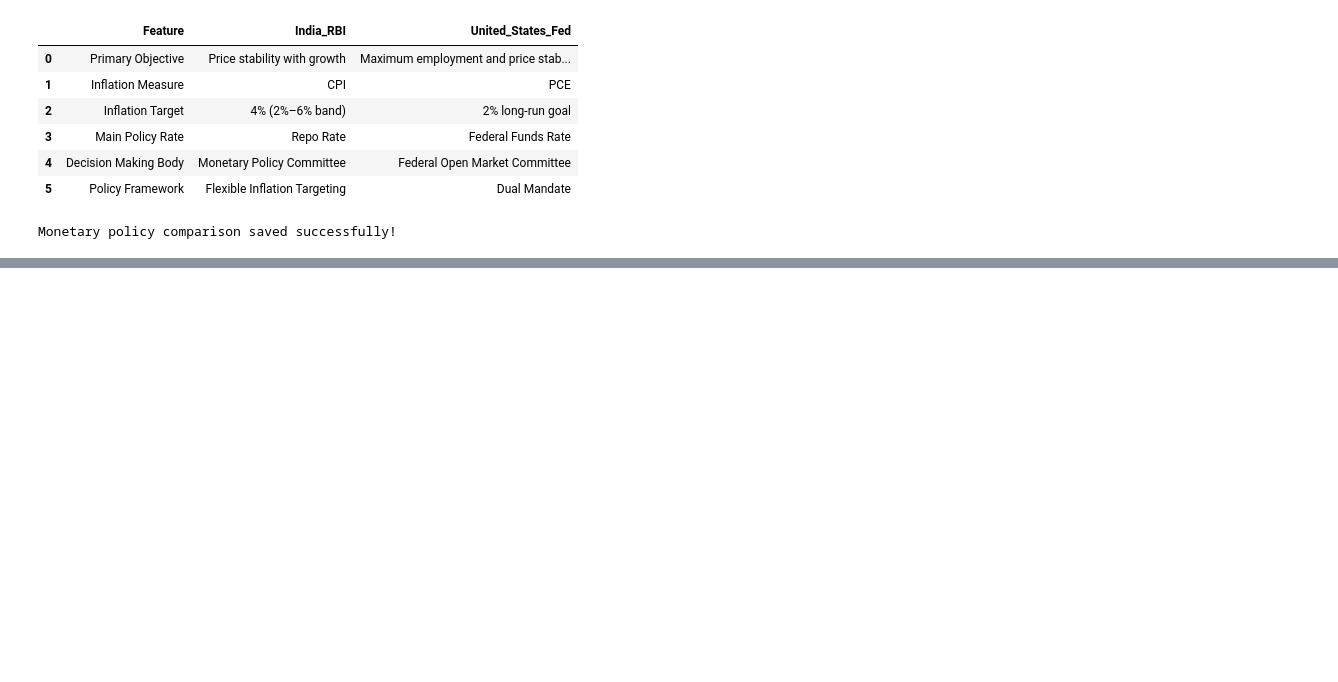
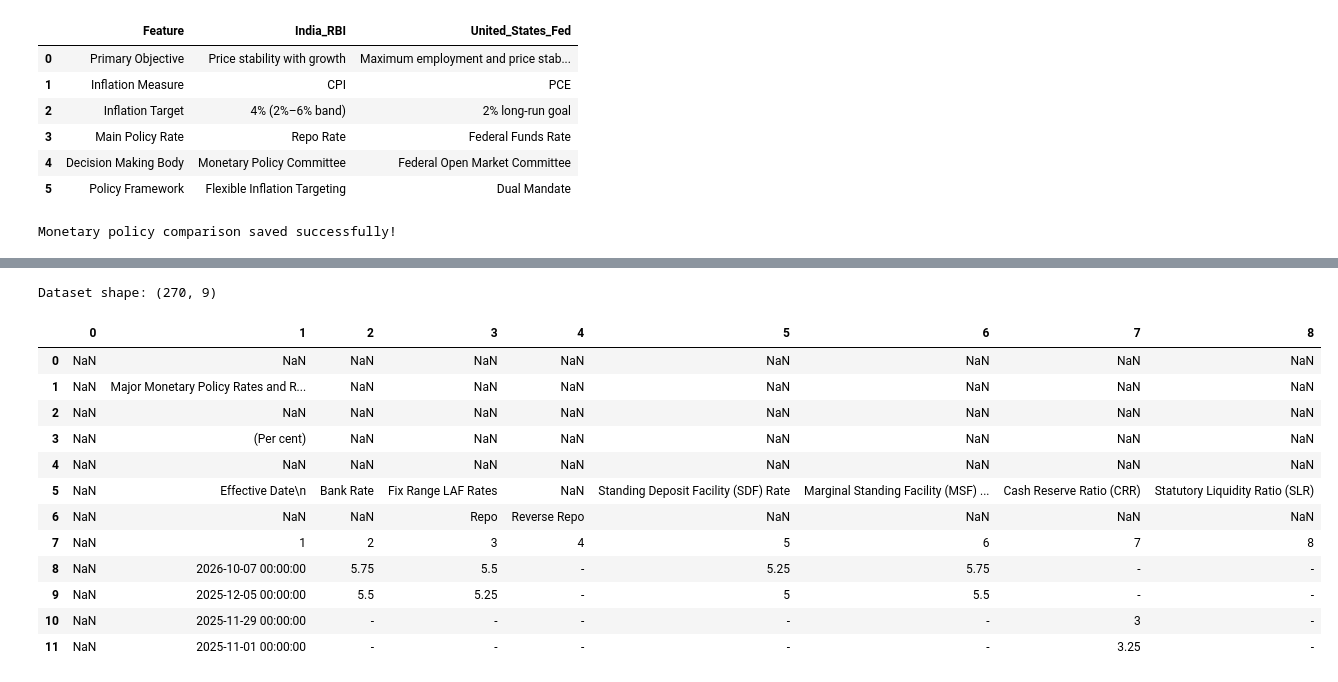
Before and after one commit to sravyajasthi/INR_USD_Trend_Analysis, a Jupyter notebook: notebooks/04_India_US_Comparison.ipynb, the cells around one changed output, grey strips where cells are left out. Drawn from its saved outputs; the diff is of its cells as text; code cells hidden in the pictures; blank space fills up the shorter version.

```diff
--- a/notebooks/04_India_US_Comparison.ipynb
+++ b/notebooks/04_India_US_Comparison.ipynb
@@ -350,0 +608,27 @@ sarima_actual_vs_predicted.png
+# %%
+import pandas as pd
+from pathlib import Path
+
+project_dir = Path(r"C:\Users\Skyly\Documents\GitHub\INR_USD_Trend_Analysis")
+
+file_path = project_dir / "data" / "raw" / "Major Monetary Policy Rates and Reserve Requirements - Bank Rate, LAF (Repo, Reverse Repo, SDF and MSF) Rates, CRR & SLR.xlsx"
+
+rbi_raw = pd.read_excel(file_path, header=None)
+
+print("Dataset shape:", rbi_raw.shape)
+display(rbi_raw.head(12))
+# %% [output]
+Dataset shape: (270, 9)
+|  | 0 | 1 | 2 | 3 | 4 | 5 | 6 | 7 | 8 |
+| 0 | NaN | NaN | NaN | NaN | NaN | NaN | NaN | NaN | NaN |
+| 1 | NaN | Major Monetary Policy Rates and R... | NaN | NaN | NaN | NaN | NaN | NaN | NaN |
+| 2 | NaN | NaN | NaN | NaN | NaN | NaN | NaN | NaN | NaN |
+| 3 | NaN | (Per cent) | NaN | NaN | NaN | NaN | NaN | NaN | NaN |
+| 4 | NaN | NaN | NaN | NaN | NaN | NaN | NaN | NaN | NaN |
+| 5 | NaN | Effective Date\n | Bank Rate | Fix Range LAF Rates | NaN | Standing Deposit Facility (SDF) Rate | Marginal Standing Facility (MSF) ... | Cash Reserve Ratio (CRR) | Statutory Liquidity Ratio (SLR) |
+| 6 | NaN | NaN | NaN | Repo | Reverse Repo | NaN | NaN | NaN | NaN |
+| 7 | NaN | 1 | 2 | 3 | 4 | 5 | 6 | 7 | 8 |
+| 8 | NaN | 2026-10-07 00:00:00 | 5.75 | 5.5 | - | 5.25 | 5.75 | - | - |
+| 9 | NaN | 2025-12-05 00:00:00 | 5.5 | 5.25 | - | 5 | 5.5 | - | - |
+| 10 | NaN | 2025-11-29 00:00:00 | - | - | - | - | - | 3 | - |
+| 11 | NaN | 2025-11-01 00:00:00 | - | - | - | - | - | 3.25 | - |
```
Also changed, not shown: parts of 16 cells of this notebook, 9 other files.
